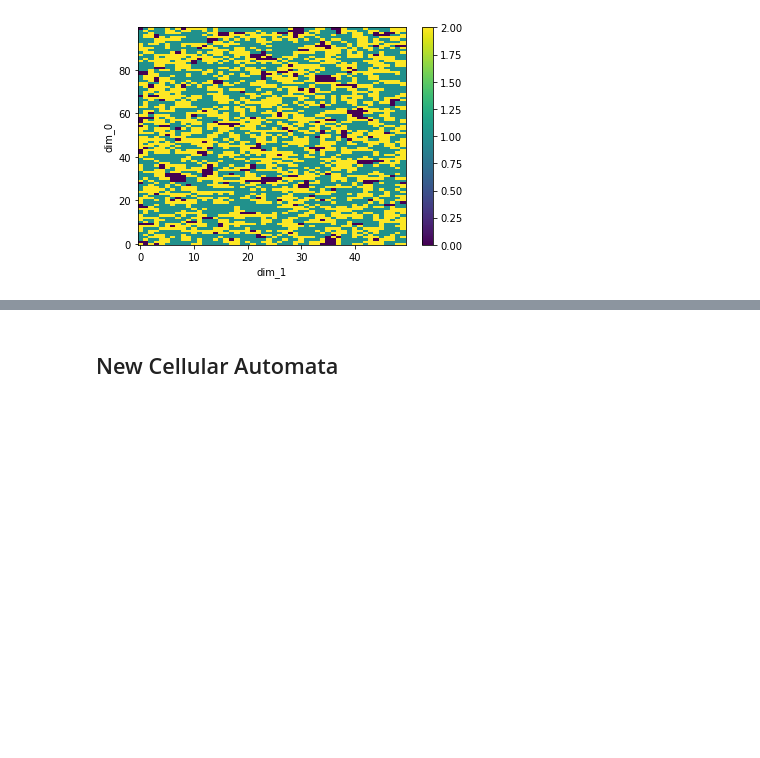
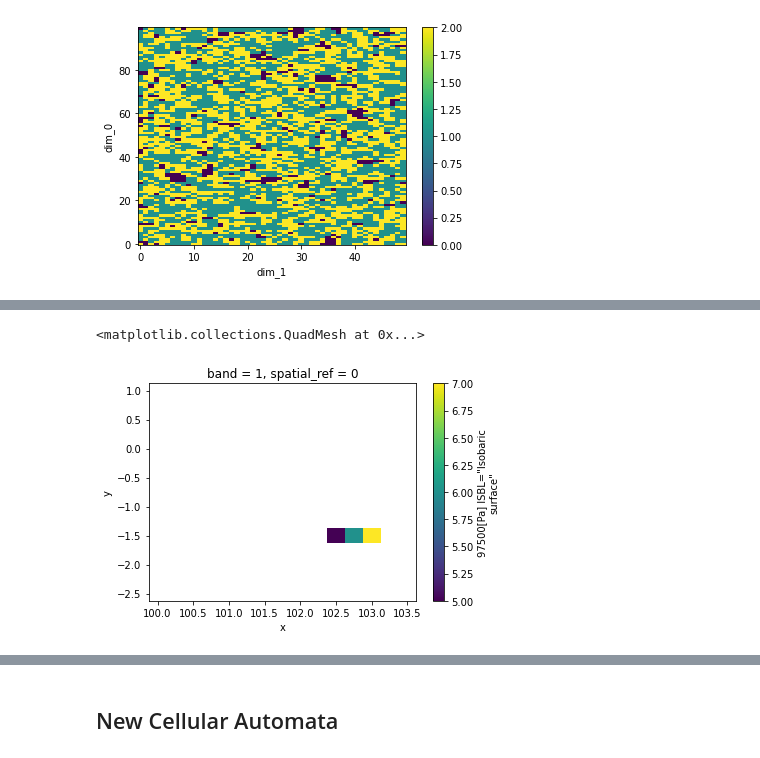
Before and after one commit to cesaraustralia/WindDispersalForecastTool, a Jupyter notebook: Scripts/CA_codes_example.ipynb, the cells around one changed output, grey strips where cells are left out. Drawn from its saved outputs; the diff is of its cells as text; code cells hidden in the pictures; blank space fills up the shorter version.

```diff
--- a/Scripts/CA_codes_example.ipynb
+++ b/Scripts/CA_codes_example.ipynb
@@ -152,0 +186,12 @@ xr.DataArray(new).plot()
+# %%
+newr = r.copy()
+newr[0] = None
+
+## first case is for full array
+# newr[0][10, 10:13] = [5,6,7]
+newr[0].values[10, 10:13] = [5,6,7]
+# newr
+newr.plot()
+# %% [output]
+<matplotlib.collections.QuadMesh at 0x...>
+[figure, added]
```
Also changed, not shown: parts of 11 cells of this notebook, 1 other file.
